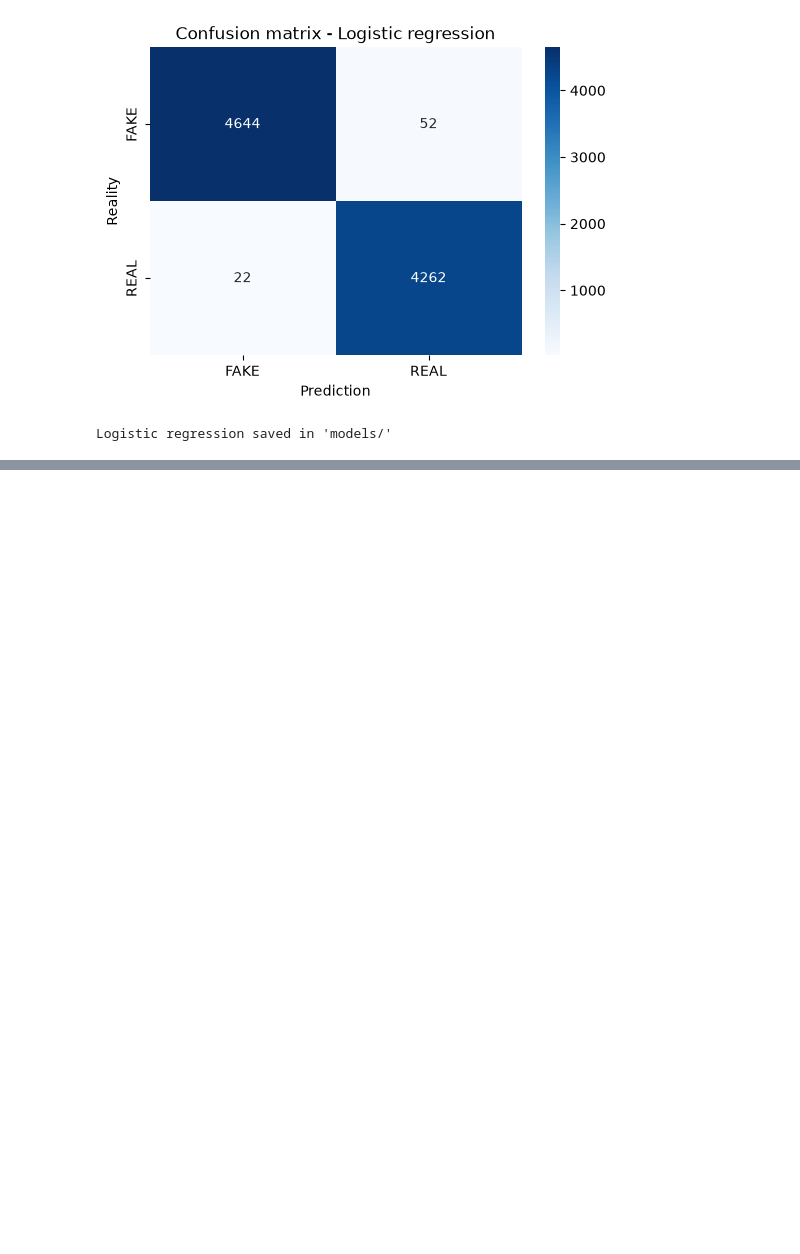
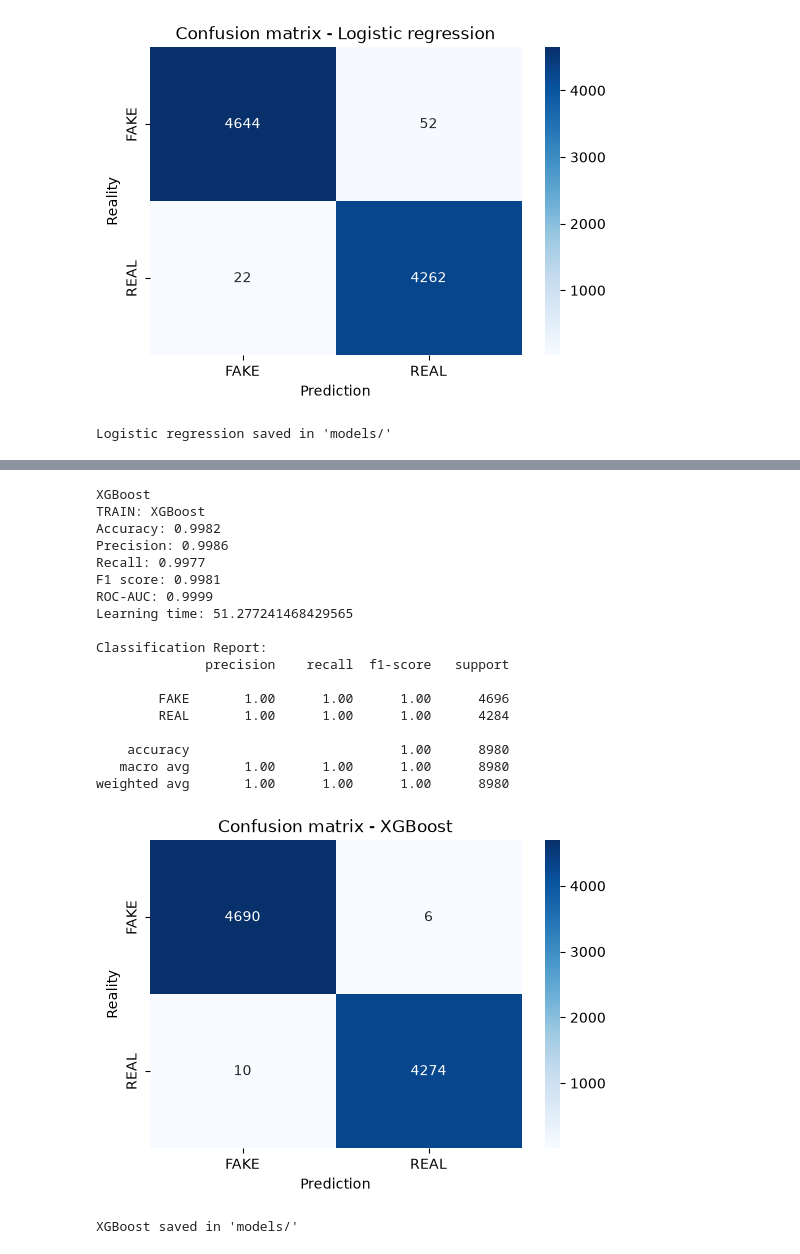
Before and after one commit to ayurckov/definition-of-fake-news, a Jupyter notebook: model_training.ipynb, the cells around one changed output, grey strips where cells are left out. Cells and saved outputs as stored; diff of their text form; code cells hidden in the pictures; blank space fills up the shorter version.

```diff
--- a/model_training.ipynb
+++ b/model_training.ipynb
@@ -178,0 +265,49 @@ Logistic regression saved in 'models/'
+# %%
+# XGBoost
+print("XGBoost")
+
+# XGBoost requires dense data
+X_train_dense = X_train.toarray()
+X_test_dendse = X_test.toarray()
+
+xgb_model = XGBClassifier(
+    n_estimators=100,
+    max_depth=6,
+    learning_rate=0.8,
+    colsample_bytree=0.8,
+    scale_pos_weight=sum(y_train==0)/sum(y_train==1),
+    random_state=42,
+    use_label_encoder=False,
+    eval_metric='logloss'
+)
+
+results['xgb'] = train_and_evaluate(
+    xgb_model, "XGBoost",
+    X_train_dense, X_test_dendse, y_train, y_test
+)
+
+with open('models/xgboost_model.pkl', 'wb') as f:
+    pickle.dump(xgb_model, f)
+
+print("XGBoost saved in 'models/'")
+# %% [output]
+XGBoost
+TRAIN: XGBoost
+Accuracy: 0.9982
+Precision: 0.9986
+Recall: 0.9977
+F1 score: 0.9981
+ROC-AUC: 0.9999
+Learning time: 51.277241468429565
+
+Classification Report:
+              precision    recall  f1-score   support
+
+        FAKE       1.00      1.00      1.00      4696
+        REAL       1.00      1.00      1.00      4284
+
+    accuracy                           1.00      8980
+   macro avg       1.00      1.00      1.00      8980
+weighted avg       1.00      1.00      1.00      8980
+[figure, added]
+XGBoost saved in 'models/'
```
Also changed, not shown: parts of 3 cells of this notebook.
